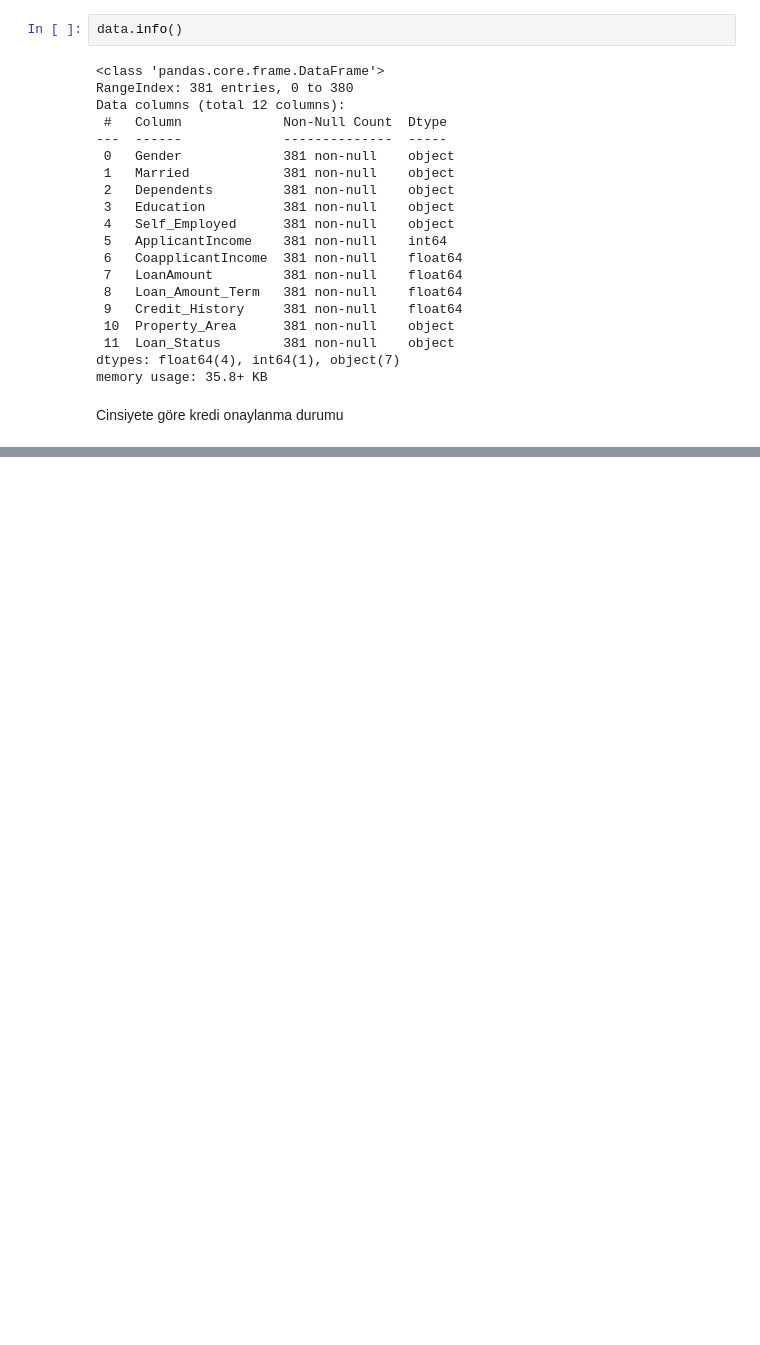
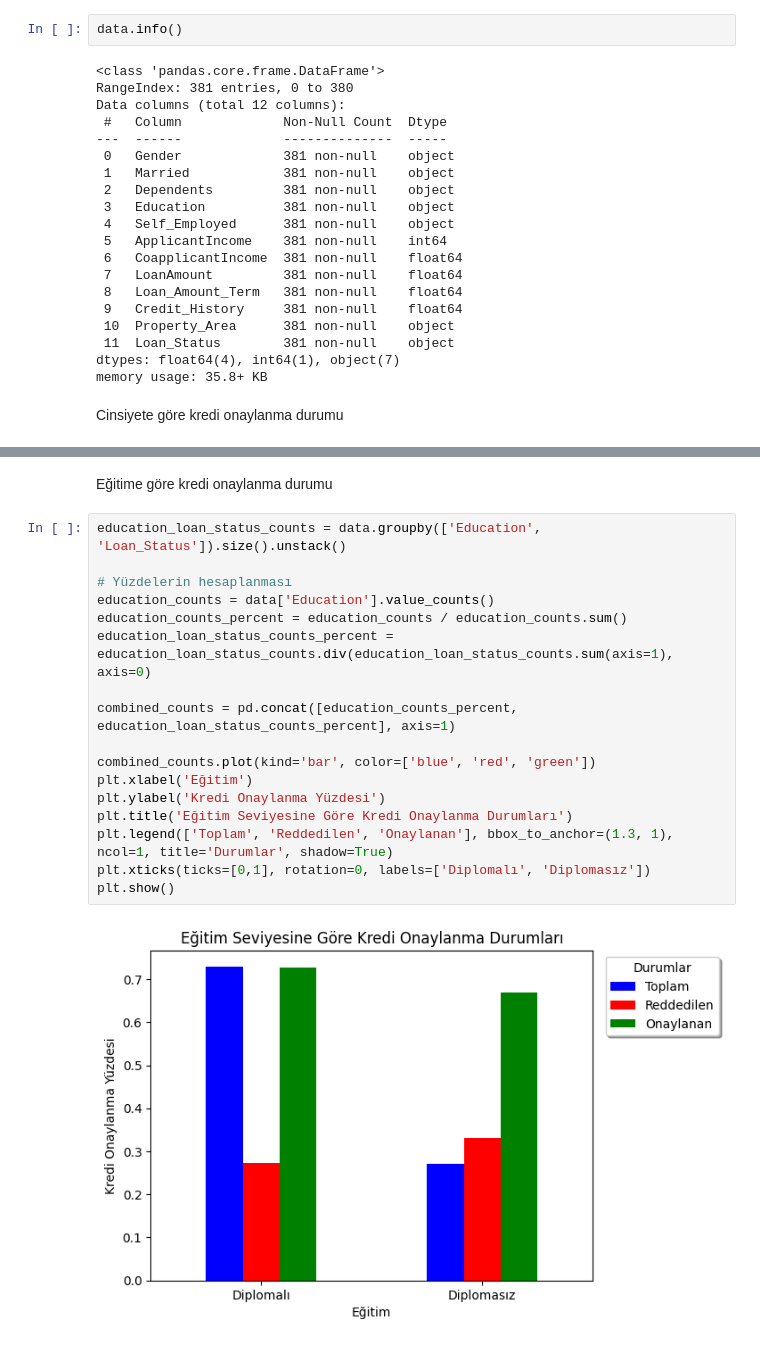
Before and after one commit to 1BarisErkus/AI, a Jupyter notebook: main.ipynb, the cells around one changed output, grey strips where cells are left out. Saved outputs shown, nothing was run; the diff lists cells and outputs as text; blank space fills up the shorter version.

```diff
--- a/main.ipynb
+++ b/main.ipynb
@@ -148,0 +172,21 @@ plt.show()
+# %% [markdown]
+Eğitime göre kredi onaylanma durumu
+# %%
+education_loan_status_counts = data.groupby(['Education', 'Loan_Status']).size().unstack()
+
+# Yüzdelerin hesaplanması
+education_counts = data['Education'].value_counts()
+education_counts_percent = education_counts / education_counts.sum()
+education_loan_status_counts_percent = education_loan_status_counts.div(education_loan_status_counts.sum(axis=1), axis=0)
+
+combined_counts = pd.concat([education_counts_percent, education_loan_status_counts_percent], axis=1)
+
+combined_counts.plot(kind='bar', color=['blue', 'red', 'green'])
+plt.xlabel('Eğitim')
+plt.ylabel('Kredi Onaylanma Yüzdesi')
+plt.title('Eğitim Seviyesine Göre Kredi Onaylanma Durumları')
+plt.legend(['Toplam', 'Reddedilen', 'Onaylanan'], bbox_to_anchor=(1.3, 1), ncol=1, title='Durumlar', shadow=True)
+plt.xticks(ticks=[0,1], rotation=0, labels=['Diplomalı', 'Diplomasız'])
+plt.show()
+# %% [output]
+[figure, added]
```
Also changed, not shown: parts of 19 cells of this notebook.
